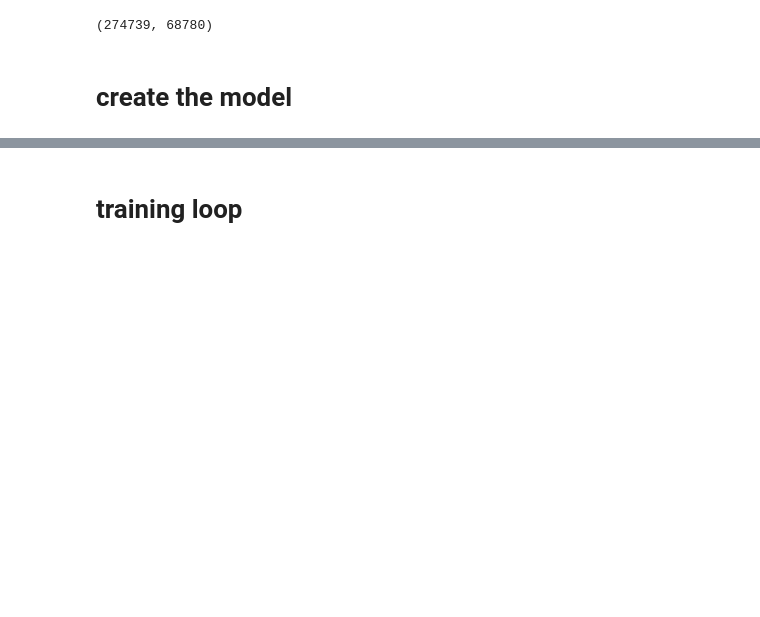
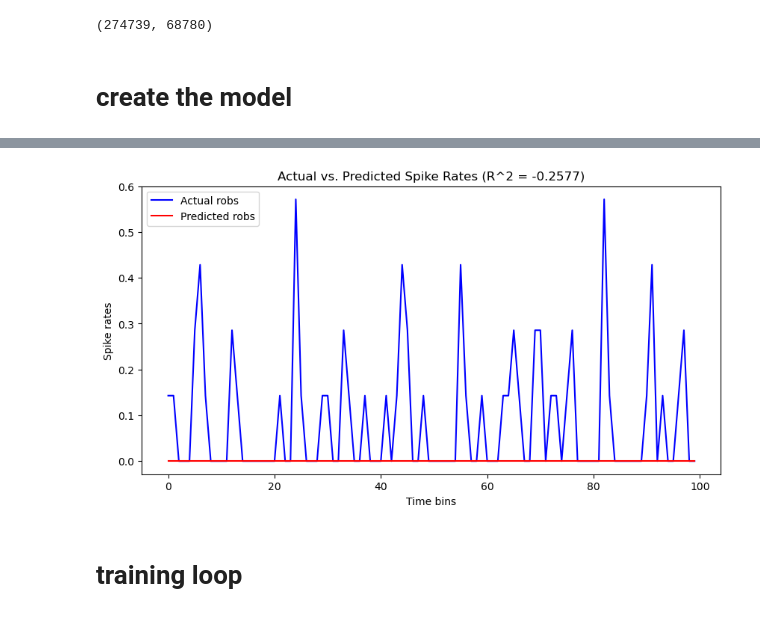
Before and after one commit to NeuroTheoryUMD/mattjac, a Jupyter notebook: v1/ntransformer.ipynb, the cells around one changed output, grey strips where cells are left out. Cells and saved outputs as stored; diff of their text form; code cells hidden in the pictures; blank space fills up the shorter version.

```diff
--- a/v1/ntransformer.ipynb
+++ b/v1/ntransformer.ipynb
@@ -104,3 +380,15 @@ Loading expt04
+# %%
+# Plot predictions and ground truth values
+plt.figure(figsize=(10, 5))
+plt.plot(robs_trues[:100,1], 'b-', label='Actual robs')
+plt.plot(robs_preds[:100,1], 'r-', label='Predicted robs')
+plt.xlabel('Time bins')
+plt.ylabel('Spike rates')
+plt.title(f'Actual vs. Predicted Spike Rates (R^2 = {r2:.4f})')
+plt.legend()
+plt.show()
+# %% [output]
+[figure, added]
 # %%
 mx = 360 # max sequence length # 360 / 10 frames = 36 pixels per frame
 NC = 11
```
Also changed, not shown: parts of 11 cells of this notebook.
